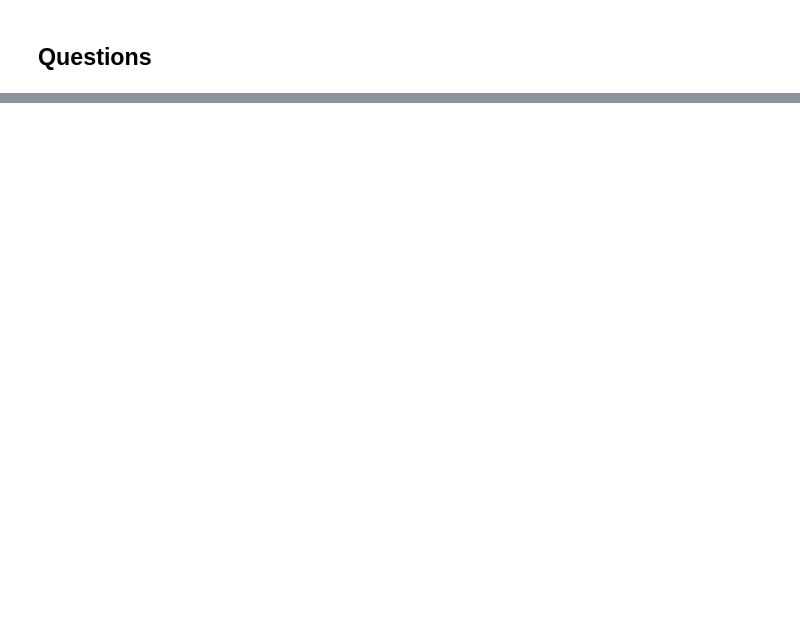
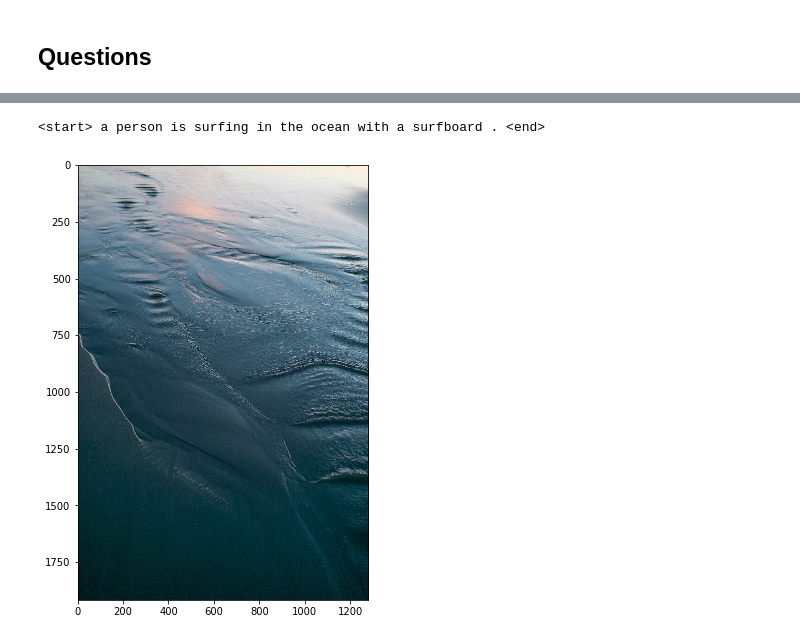
Before and after one commit to giladkatz10/Deep-Learning-and-Image-Understanding-3598-2023, a Jupyter notebook: hw4/HW4_ID.ipynb, the cells around one changed output, grey strips where cells are left out. Saved outputs shown, nothing was run; the diff lists cells and outputs as text; code cells hidden in the pictures; blank space fills up the shorter version.

```diff
--- a/hw4/HW4_ID.ipynb
+++ b/hw4/HW4_ID.ipynb
@@ -621,0 +667,5 @@ We encourage you to test it on different images (jpg).
+# %%
+image_caption("pic3.jpg")
+# %% [output]
+<start> a person is surfing in the ocean with a surfboard . <end>
+[figure, added]
```
Also changed, not shown: parts of 15 cells of this notebook, 6 other files.
